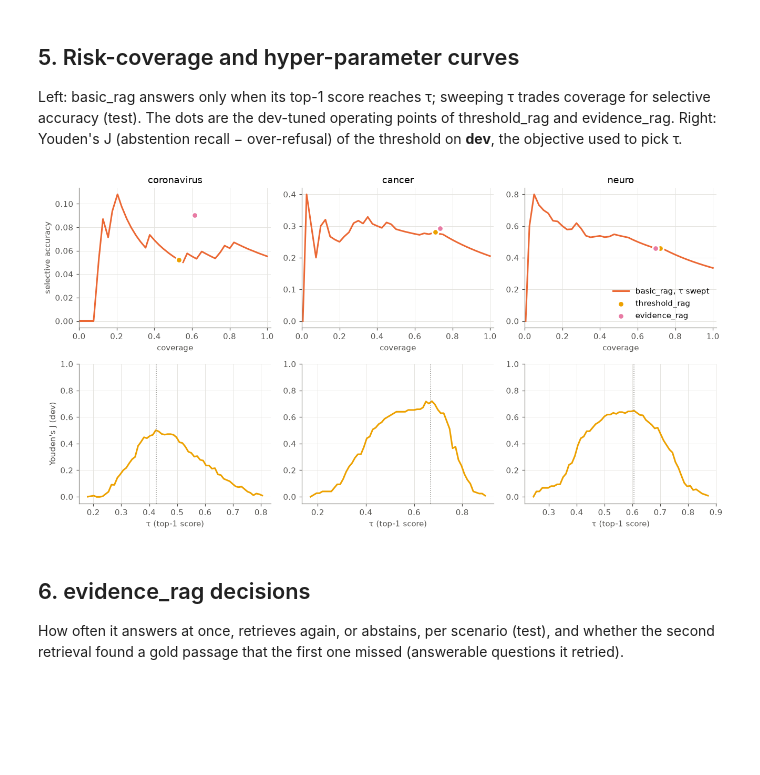
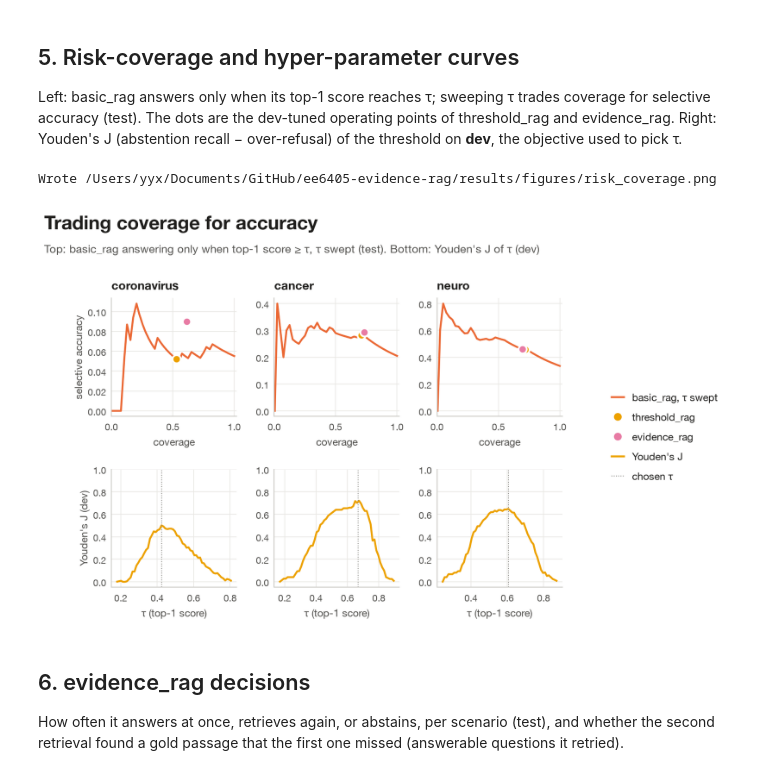
Before and after one commit to yx-yan/ee6405-evidence-rag, a Jupyter notebook: notebooks/final_results.ipynb, the cells around one changed output. Drawn from its saved outputs; the diff is of its cells as text; code cells hidden in the pictures; blank space fills up the shorter version.

```diff
--- a/notebooks/final_results.ipynb
+++ b/notebooks/final_results.ipynb
@@ -194,16 +199,19 @@ by.pivot_table(index=["dataset", "method"], columns="scenario", values="right de
 |  | threshold_rag | 0.960 | 0.04 | 1.00 |
 |  | evidence_rag | 0.936 | 0.16 | 0.98 |
 # %%
-fig, axes = plt.subplots(1, 3, figsize=(12, 3.4), sharey=True)
+fig, axes = F.figure("Answering and refusing at the right time",
+                     "Test questions handled right: answerable ones answered, unanswerable ones refused",
+                     ncols=3, sharey=True)
 width = 0.16
 for ax, d in zip(axes, SETS):
     sub = by[by.dataset == d].set_index(["method", "scenario"])["right decision"]
     for i, m in enumerate(METHODS):
-        ax.bar(np.arange(3) + (i - 2) * width, [sub.get((m, s), np.nan) for s in SCENARIOS], width * 0.9,
-               color=COLORS[m], label=m)
-    ax.set(title=d, xticks=range(3), xticklabels=["answerable\n(answers)", "missing\nevidence\n(abstains)",
-                                                  "out of\ndomain\n(abstains)"], ylim=(0, 1.05))
-axes[0].set_ylabel("Share of questions handled right")
-axes[-1].legend(loc="upper left", bbox_to_anchor=(1, 1))
+        ax.bar(np.arange(3) + (i - 2) * width, [sub.get((m, s), np.nan) for s in SCENARIOS], width * 0.92,
+               color=F.METHOD_COLORS[m])
+    ax.set(title=d, xticks=range(3), xticklabels=["answerable", "missing\nevidence", "out of\ndomain"],
+           ylim=(0, 1.05))
+    ax.grid(axis="x", visible=False)
+axes[0].set_ylabel("share of questions handled right")
+F.method_legend(fig)
 save(fig, "abstention_by_scenario")
 # %% [output]
@@ -217,30 +226,39 @@ evidence_rag. Right: Youden's J (abstention recall − over-refusal) of the thre
 the objective used to pick τ.
 # %%
 rc = pd.read_csv(FINAL_DIR / "risk_coverage.csv")
-fig, axes = plt.subplots(2, 3, figsize=(12, 6.4))
+fig, axes = F.figure("Trading coverage for accuracy",
+                     "Top: basic_rag answering only when top-1 score ≥ τ, τ swept (test). Bottom: Youden's J of τ (dev)",
+                     nrows=2, ncols=3, wspace=0.3, hspace=0.45)
 for col, d in enumerate(SETS):
     ax = axes[0, col]
     g = rc[(rc.dataset == d) & (rc.split == "test")].sort_values("coverage")
-    ax.plot(g.coverage, g.selective_accuracy, color=COLORS["basic_rag"], label="basic_rag, τ swept")
+    ax.plot(g.coverage, g.selective_accuracy, color=F.METHOD_COLORS["basic_rag"])
     for m in ("threshold_rag", "evidence_rag"):
         r = main.loc[(d, m)]
-        ax.scatter(r.coverage, r.selective_accuracy, s=60, color=COLORS[m], edgecolor="white", linewidth=2, zorder=3, label=m)
+        ax.scatter(r.coverage, r.selective_accuracy, s=90, color=F.METHOD_COLORS[m], edgecolor="white", linewidth=2,
+                   zorder=3)
     ax.set(title=d, xlabel="coverage", xlim=(0, 1.02))
     ax = axes[1, col]
     sig = pd.read_csv(FINAL_DIR / "signals" / f"{d}_dev.csv")
     taus = np.linspace(sig.score.min(), sig.score.max(), 60)
     ans = sig.answerable.astype(bool).values
     j = [(~(sig.score.values >= t)[~ans]).mean() - (~(sig.score.values >= t)[ans]).mean() for t in taus]
-    ax.plot(taus, j, color=COLORS["threshold_rag"])
-    ax.axvline(thresholds[d]["threshold_rag"]["tau"], color="#8a8984", lw=1, ls=":")
+    ax.plot(taus, j, color=F.METHOD_COLORS["threshold_rag"])
+    ax.axvline(thresholds[d]["threshold_rag"]["tau"], color=F.MUTED, lw=1, ls=":")
     ax.set(xlabel="τ (top-1 score)", ylim=(-0.05, 1))
 axes[0, 0].set_ylabel("selective accuracy")
 axes[1, 0].set_ylabel("Youden's J (dev)")
-axes[0, -1].legend(loc="lower right")
-fig.tight_layout()
+F.legend(fig, [Line2D([], [], color=F.METHOD_COLORS["basic_rag"], label="basic_rag, τ swept"),
+               Line2D([], [], ls="", marker="o", ms=10, mec="white", mfc=F.METHOD_COLORS["threshold_rag"],
+                      label="threshold_rag"),
+               Line2D([], [], ls="", marker="o", ms=10, mec="white", mfc=F.METHOD_COLORS["evidence_rag"],
+                      label="evidence_rag"),
+               Line2D([], [], color=F.METHOD_COLORS["threshold_rag"], label="Youden's J"),
+               Line2D([], [], color=F.MUTED, lw=1, ls=":", label="chosen τ")])
 save(fig, "risk_coverage")
 # %% [output]
+Wrote /Users/yyx/Documents/GitHub/ee6405-evidence-rag/results/figures/risk_coverage.png
-[figure, old version]
+[figure, new version]
 # %% [markdown]
 ## 6. evidence_rag decisions
 
```
Also changed, not shown: parts of 5 cells of this notebook, 15 other files.
